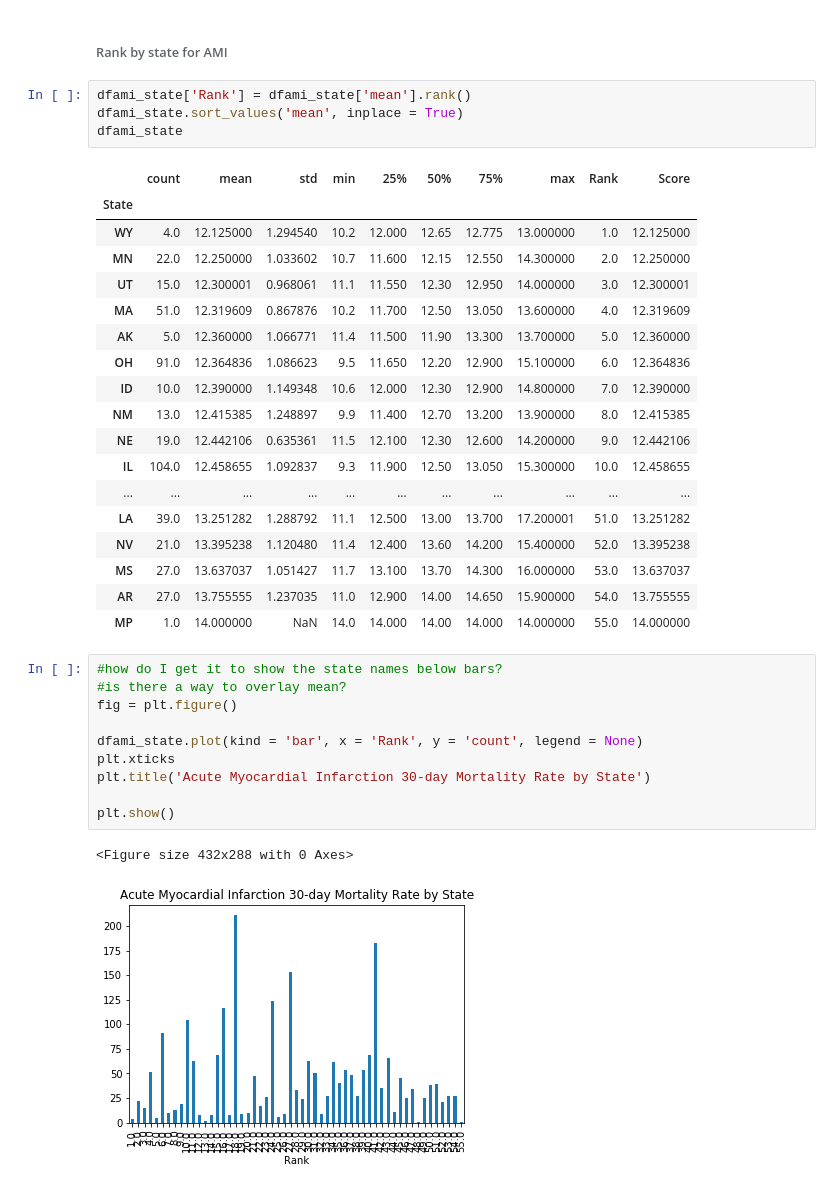
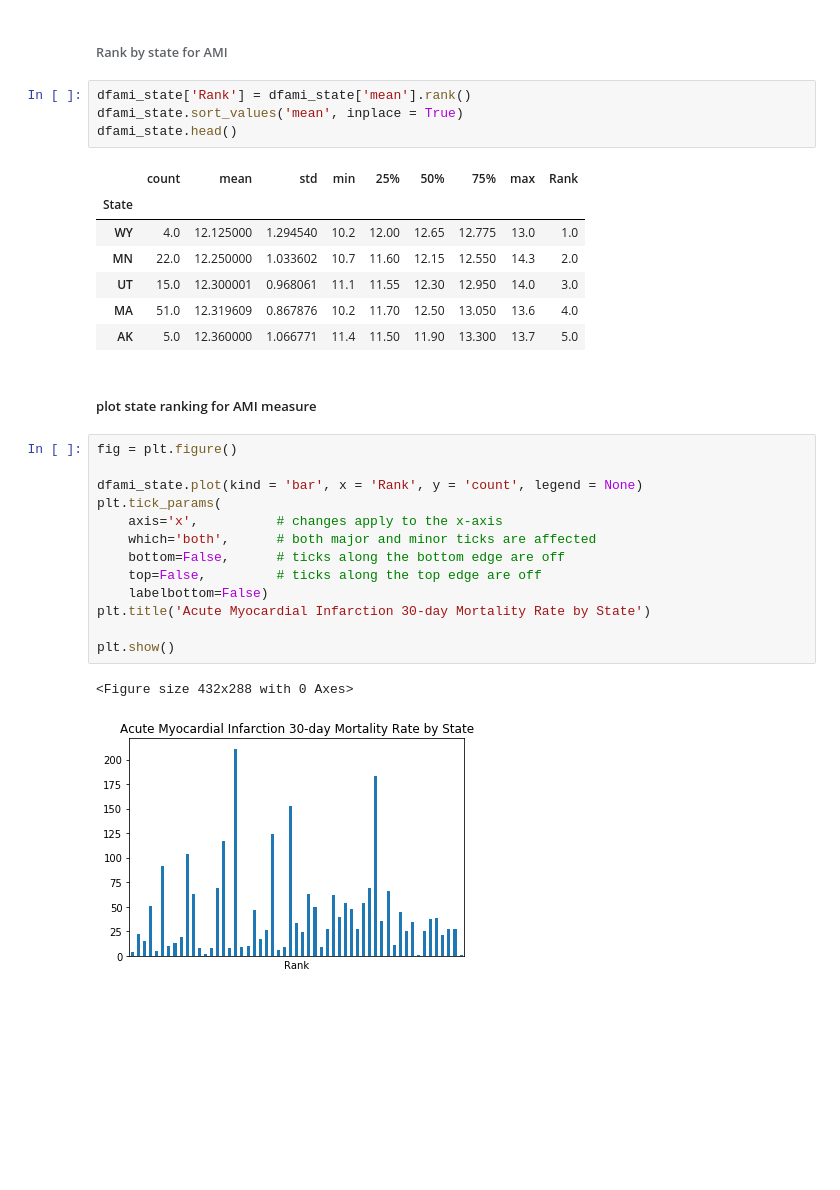
Before and after one commit to kathieking/Thinkful, a Jupyter notebook: Capstone1_code.ipynb, the cells around one changed output. Drawn from its saved outputs; the diff is of its cells as text; blank space fills up the shorter version.

```diff
--- a/Capstone1_code.ipynb
+++ b/Capstone1_code.ipynb
@@ -421,36 +586,30 @@ ax2.scatter(dfami_state['mean'], dfami_state['count'], color='orange')
 # %%
 dfami_state['Rank'] = dfami_state['mean'].rank()
 dfami_state.sort_values('mean', inplace = True)
-dfami_state
+dfami_state.head()
 # %% [output]
-|  | count | mean | std | min | 25% | 50% | 75% | max | Rank | Score |
-| State |  |  |  |  |  |  |  |  |  |  |
-| WY | 4.0 | 12.125000 | 1.294540 | 10.2 | 12.000 | 12.65 | 12.775 | 13.000000 | 1.0 | 12.125000 |
-| MN | 22.0 | 12.250000 | 1.033602 | 10.7 | 11.600 | 12.15 | 12.550 | 14.300000 | 2.0 | 12.250000 |
-| UT | 15.0 | 12.300001 | 0.968061 | 11.1 | 11.550 | 12.30 | 12.950 | 14.000000 | 3.0 | 12.300001 |
-| MA | 51.0 | 12.319609 | 0.867876 | 10.2 | 11.700 | 12.50 | 13.050 | 13.600000 | 4.0 | 12.319609 |
-| AK | 5.0 | 12.360000 | 1.066771 | 11.4 | 11.500 | 11.90 | 13.300 | 13.700000 | 5.0 | 12.360000 |
-| OH | 91.0 | 12.364836 | 1.086623 | 9.5 | 11.650 | 12.20 | 12.900 | 15.100000 | 6.0 | 12.364836 |
-| ID | 10.0 | 12.390000 | 1.149348 | 10.6 | 12.000 | 12.30 | 12.900 | 14.800000 | 7.0 | 12.390000 |
-| NM | 13.0 | 12.415385 | 1.248897 | 9.9 | 11.400 | 12.70 | 13.200 | 13.900000 | 8.0 | 12.415385 |
-| NE | 19.0 | 12.442106 | 0.635361 | 11.5 | 12.100 | 12.30 | 12.600 | 14.200000 | 9.0 | 12.442106 |
-| IL | 104.0 | 12.458655 | 1.092837 | 9.3 | 11.900 | 12.50 | 13.050 | 15.300000 | 10.0 | 12.458655 |
-| ... | ... | ... | ... | ... | ... | ... | ... | ... | ... | ... |
-| LA | 39.0 | 13.251282 | 1.288792 | 11.1 | 12.500 | 13.00 | 13.700 | 17.200001 | 51.0 | 13.251282 |
-| NV | 21.0 | 13.395238 | 1.120480 | 11.4 | 12.400 | 13.60 | 14.200 | 15.400000 | 52.0 | 13.395238 |
-| MS | 27.0 | 13.637037 | 1.051427 | 11.7 | 13.100 | 13.70 | 14.300 | 16.000000 | 53.0 | 13.637037 |
-| AR | 27.0 | 13.755555 | 1.237035 | 11.0 | 12.900 | 14.00 | 14.650 | 15.900000 | 54.0 | 13.755555 |
-| MP | 1.0 | 14.000000 | NaN | 14.0 | 14.000 | 14.00 | 14.000 | 14.000000 | 55.0 | 14.000000 |
+|  | count | mean | std | min | 25% | 50% | 75% | max | Rank |
+| State |  |  |  |  |  |  |  |  |  |
+| WY | 4.0 | 12.125000 | 1.294540 | 10.2 | 12.00 | 12.65 | 12.775 | 13.0 | 1.0 |
+| MN | 22.0 | 12.250000 | 1.033602 | 10.7 | 11.60 | 12.15 | 12.550 | 14.3 | 2.0 |
+| UT | 15.0 | 12.300001 | 0.968061 | 11.1 | 11.55 | 12.30 | 12.950 | 14.0 | 3.0 |
+| MA | 51.0 | 12.319609 | 0.867876 | 10.2 | 11.70 | 12.50 | 13.050 | 13.6 | 4.0 |
+| AK | 5.0 | 12.360000 | 1.066771 | 11.4 | 11.50 | 11.90 | 13.300 | 13.7 | 5.0 |
+# %% [markdown]
+##### plot state ranking for AMI measure
 # %%
-#how do I get it to show the state names below bars?
-#is there a way to overlay mean?
 fig = plt.figure()
 
 dfami_state.plot(kind = 'bar', x = 'Rank', y = 'count', legend = None)
-plt.xticks
+plt.tick_params(
+    axis='x',          # changes apply to the x-axis
+    which='both',      # both major and minor ticks are affected
+    bottom=False,      # ticks along the bottom edge are off
+    top=False,         # ticks along the top edge are off
+    labelbottom=False)
 plt.title('Acute Myocardial Infarction 30-day Mortality Rate by State')
 
 plt.show()
 # %% [output]
 <Figure size 432x288 with 0 Axes>
-[figure, old version]
+[figure, new version]
```
Also changed, not shown: parts of 114 cells of this notebook.
